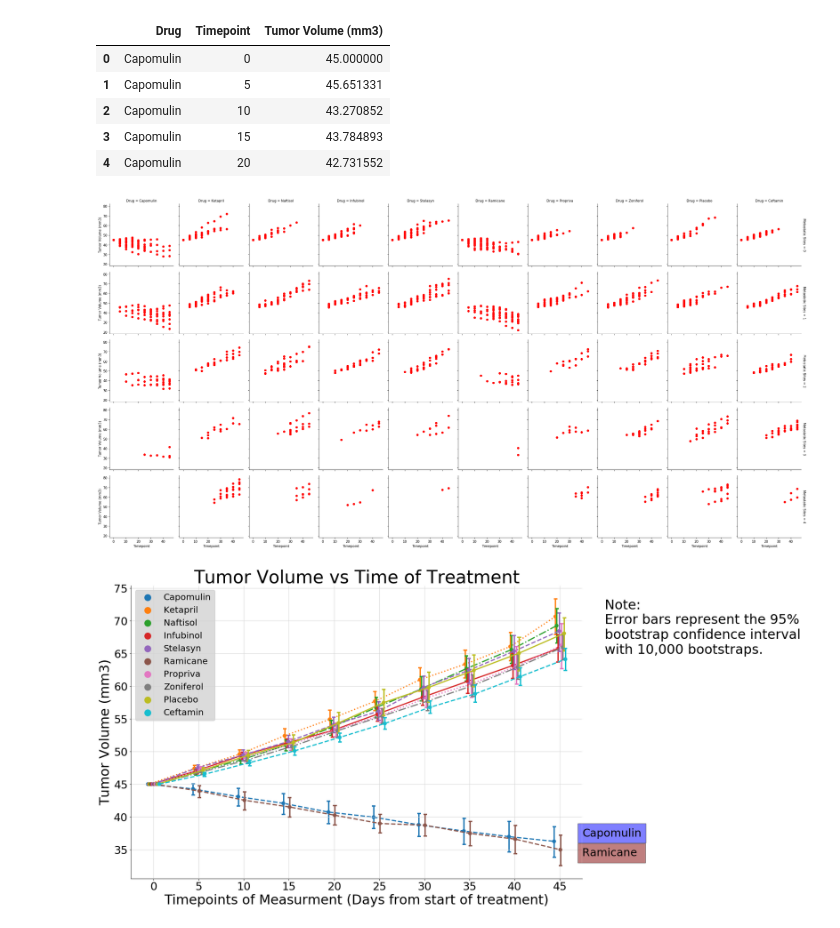
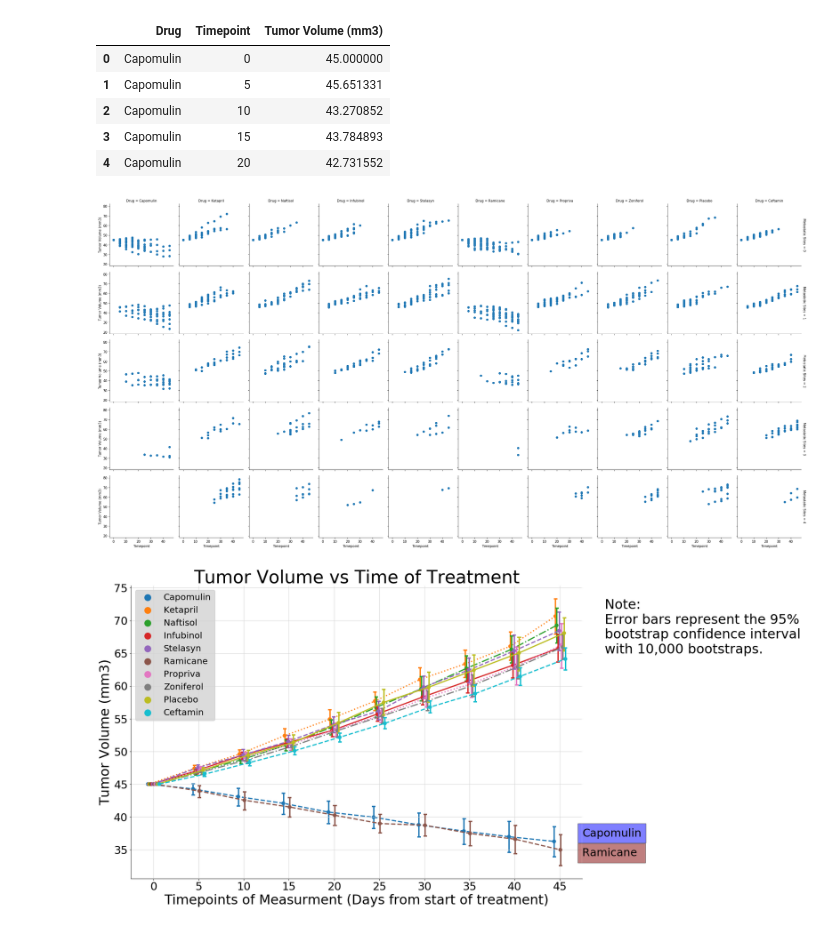
Before and after one commit to jgroth1/Plotting_data, a Jupyter notebook: Pymaceuticals/Pymaceuticals_analysis.ipynb, the cells around one changed output. Drawn from its saved outputs; the diff is of its cells as text; code cells hidden in the pictures.

```diff
--- a/Pymaceuticals/Pymaceuticals_analysis.ipynb
+++ b/Pymaceuticals/Pymaceuticals_analysis.ipynb
@@ -60,7 +75,7 @@ rx_rsp.head()
 # %%
 
 g = sns.FacetGrid(drug_response_df, col='Drug', row='Metastatic Sites', margin_titles=True, sharey=True, sharex=True)
-g = g.map(plt.scatter, "Timepoint", "Tumor Volume (mm3)", color="r")
+g = g.map(plt.scatter, "Timepoint", "Tumor Volume (mm3)")
 # %% [output]
-[figure, old version]
+[figure, new version]
 # %%
```
Also changed, not shown: parts of 9 cells of this notebook, 4 other files.
